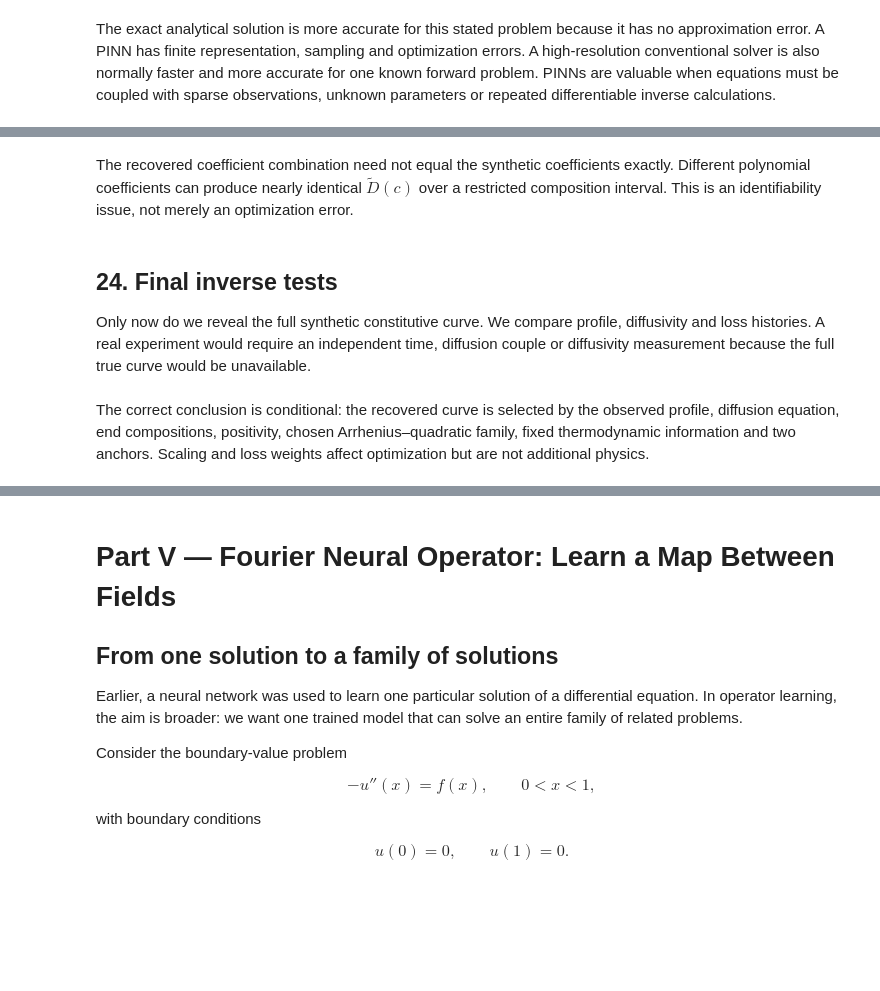
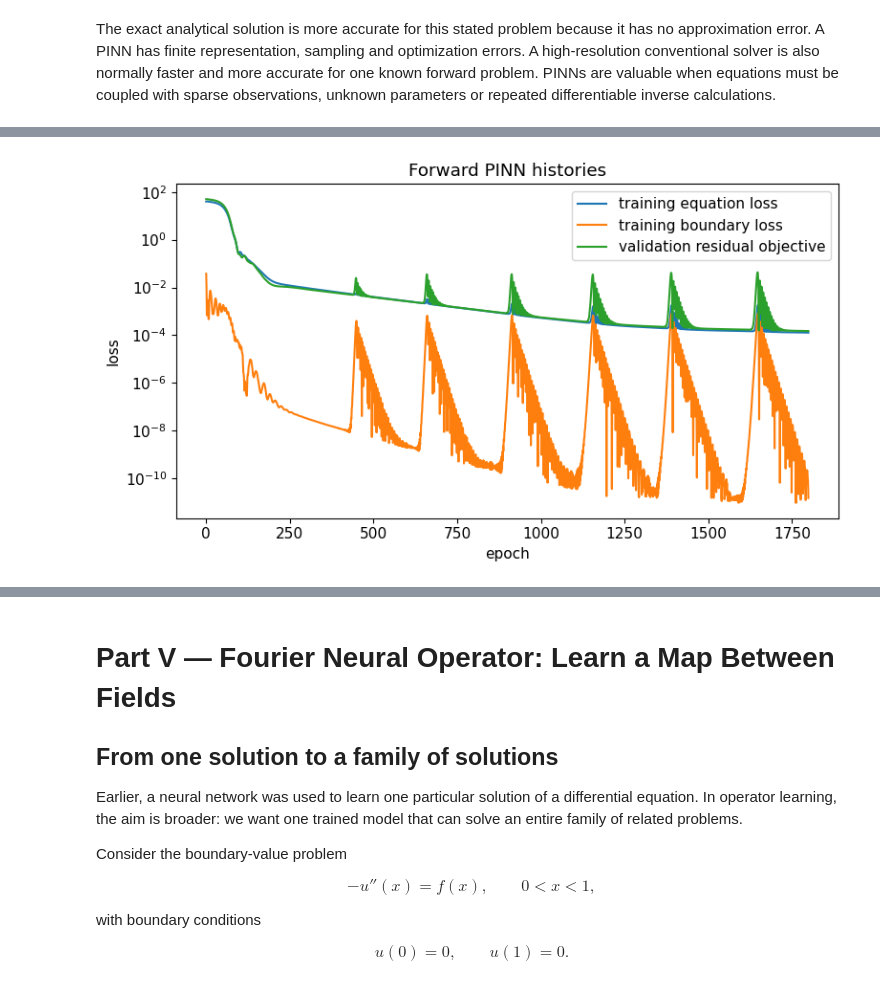
Before and after one commit to sai-mat-group/ai-ml-for-materials-2026, a Jupyter notebook: notebooks/04-OLS_NN_PINN_FNO_PINO/04-updated_OLS_NN_PINN_FNO_PINO.ipynb, the cells around one changed output, grey strips where cells are left out. Cells and saved outputs as stored; diff of their text form; code cells hidden in the pictures; blank space fills up the shorter version.

Commit message:
Update PINNs notebook

```diff
--- a/notebooks/04-revised_OLS_NN_PINN_FNO_PINO.ipynb
+++ b/notebooks/04-OLS_NN_PINN_FNO_PINO/04-updated_OLS_NN_PINN_FNO_PINO.ipynb
@@ -3311,6 +2597,0 @@ print("Recovered coefficients:",
-# %% [markdown]
-The recovered coefficient combination need not equal the synthetic coefficients exactly. Different polynomial coefficients can produce nearly identical $\widetilde D(c)$ over a restricted composition interval. This is an identifiability issue, not merely an optimization error.
-# %% [markdown]
-## 24. Final inverse tests
-
-Only now do we reveal the full synthetic constitutive curve. We compare profile, diffusivity and loss histories. A real experiment would require an independent time, diffusion couple or diffusivity measurement because the full true curve would be unavailable.
@@ -3339,2 +2598,28 @@ ax[2].legend(fontsize=8); plt.tight_layout(); plt.show()
-# %% [markdown]
-The correct conclusion is conditional: the recovered curve is selected by the observed profile, diffusion equation, end compositions, positivity, chosen Arrhenius–quadratic family, fixed thermodynamic information and two anchors. Scaling and loss weights affect optimization but are not additional physics.
+# %%
+import matplotlib.pyplot as plt
+# Plot the PINN loss histories to check how training progressed.
+plt.figure(figsize=(8, 4.5))
+
+plt.semilogy(
+    history["eq"],
+    label="training equation loss"
+)
+
+plt.semilogy(
+    history["bc"],
+    label="training boundary loss"
+)
+
+plt.semilogy(
+    history["val"],
+    label="validation residual objective"
+)
+
+plt.xlabel("epoch")
+plt.ylabel("loss")
+plt.title("Forward PINN histories")
+plt.legend()
+plt.tight_layout()
+plt.show()
+# %% [output]
+[figure, added]
```
Also changed, not shown: parts of 87 cells of this notebook, 1 other file.
